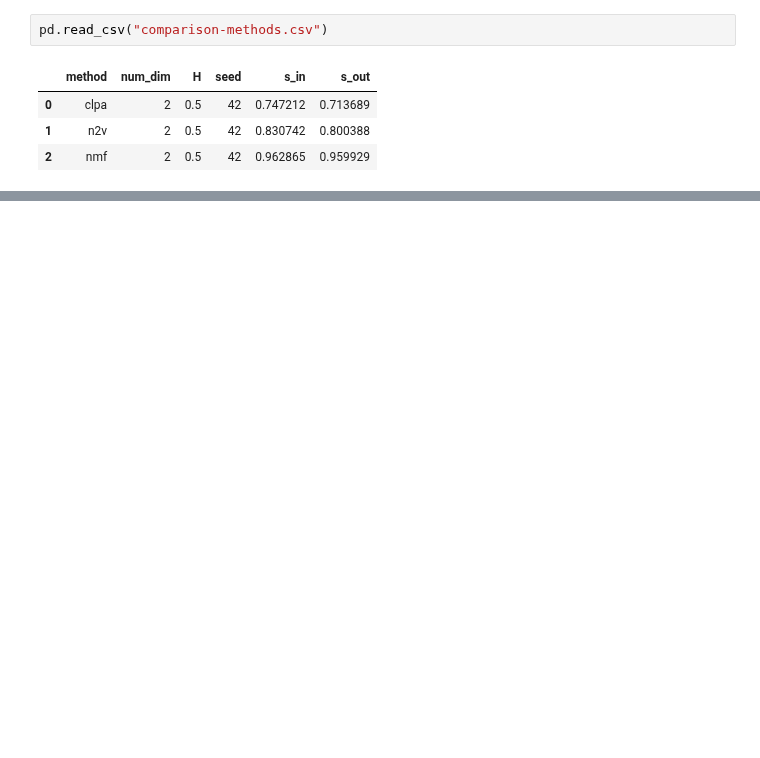
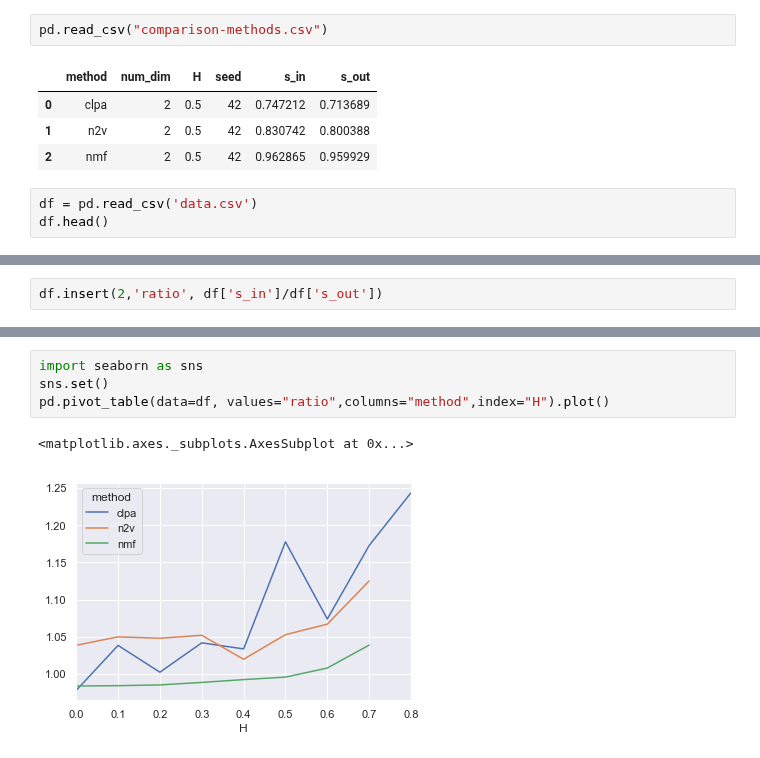
Before and after one commit to FedericoCinus/WoMG, a Jupyter notebook: node2interests/Plot_comparison_methods.ipynb, the cells around one changed output, grey strips where cells are left out. Cells and saved outputs as stored; diff of their text form; blank space fills up the shorter version.

Commit message:
plots notebooks changes

```diff
--- a/node2interests/Plot_comparison_methods.ipynb
+++ b/node2interests/Plot_comparison_methods.ipynb
@@ -220,3 +220,6 @@ pd.read_csv("comparison-methods.csv")
 | 0 | clpa | 2 | 0.5 | 42 | 0.747212 | 0.713689 |
 | 1 | n2v | 2 | 0.5 | 42 | 0.830742 | 0.800388 |
 | 2 | nmf | 2 | 0.5 | 42 | 0.962865 | 0.959929 |
+# %%
+df = pd.read_csv('data.csv')
+df.head()
@@ -222,0 +233,2 @@ pd.read_csv("comparison-methods.csv")
+# %%
+df.insert(2,'ratio', df['s_in']/df['s_out'])
@@ -222,0 +244,7 @@ pd.read_csv("comparison-methods.csv")
+# %%
+import seaborn as sns
+sns.set()
+pd.pivot_table(data=df, values="ratio",columns="method",index="H").plot()
+# %% [output]
+<matplotlib.axes._subplots.AxesSubplot at 0x...>
+[figure, added]
```
Also changed, not shown: parts of 2 cells of this notebook, 10 other files.
